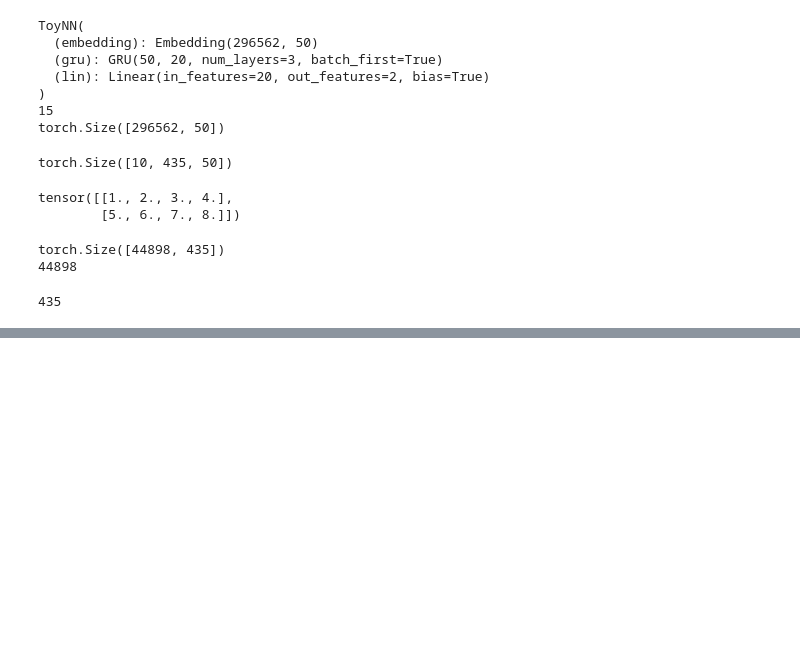
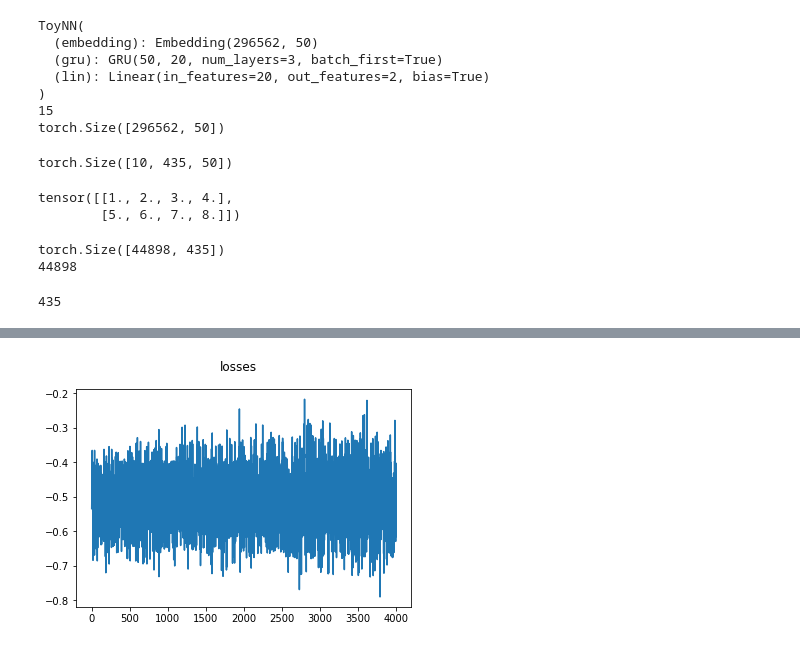
Before and after one commit to CopperOnion/Pied-Paper, a Jupyter notebook: Pytorch/news-test.ipynb, the cells around one changed output, grey strips where cells are left out. Drawn from its saved outputs; the diff is of its cells as text; code cells hidden in the pictures; blank space fills up the shorter version.

Commit message:
Changed error in loss calculation, added loss plots and accuracy printout

```diff
--- a/Pytorch/news-test.ipynb
+++ b/Pytorch/news-test.ipynb
@@ -590,9 +590,12 @@ class ToyNN(nn.Module):
         x = F.relu(self.lin(output[:,-1,:]))
 #         print(x, "Relu output")
 #         print(x.size())
-        sm = F.log_softmax(x, dim=1)
-#         print(sm, "Log_softmax output")
+        sm = F.softmax(x, dim=1)
+#         print(sm, "Softmax output")
 #         print(sm.size())
+#         l_sm = F.log_softmax(x, dim=1)
+#         print(l_sm, "Log_softmax output")
+#         print(l_sm.size())
         return sm
 # %%
 toynet = ToyNN(weights_matrix, 20, 3, 10, 2)
@@ -648,6 +654,10 @@ len(trainset)
 # %%
 # truncate dataset to have batch sizes of 10 (TEMPORARY)
 
+trainset.pop(44897)
+trainset.pop(44896)
+trainset.pop(44895)
+trainset.pop(44894)
 trainset.pop(44893)
 trainset.pop(44892)
 trainset.pop(44891)
@@ -668,7 +682,7 @@ from torch.utils.data.dataset import random_split
 
 # trainset should be "dataset", FIX LATER
 # Splits trainset into 200 training articles and 44690 validation articles
-train_dataset, val_dataset = random_split(trainset, [200, 44890-200])
+train_dataset, val_dataset = random_split(trainset, [40000, 44890-40000])
 
 train_loader = DataLoader(dataset=train_dataset, batch_size=10)
 val_loader = DataLoader(dataset=val_dataset, batch_size=10)
@@ -719,17 +756,21 @@ def make_train_step(model, loss_fn, optimizer):
 import torch.optim as optim
 
 # Creates optimizer and train step
-lr = 1e-3
+lr = 1e-5
 n_epochs = 3
 
 loss_fn = nn.NLLLoss()
-optimizer = optim.Adam(toynet.parameters(), lr=0.001)
+optimizer = optim.Adam(toynet.parameters(), lr=lr)
 # %%
+import matplotlib.pyplot as plt
+
+
 # Creates the train_step function for our model, loss function and optimizer
 train_step = make_train_step(toynet, loss_fn, optimizer)
 losses = []
 val_losses = []
-
+accuracies = []
+val_accuracies = []
 
 
 # For each epoch...
@@ -743,36 +784,96 @@ for epoch in range(n_epochs):
 #         x_batch = x_batch.to(device)
 #         y_batch = y_batch.to(device)
 
-        loss = train_step(x_batch, y_batch)
+
+#         loss, batch_accuracy = train_step(x_batch, y_batch)
+        loss, accuracy = train_step(x_batch, y_batch, lineno)
         losses.append(loss)
+        accuracies.append(accuracy)
 
         if lineno % 100 == 0:
             print(lineno)
+            print(x_batch, "x_batch")
+            print(y_batch, "y_batch")
         lineno += 1
 
-        if lineno == 200:
-            break
+        # for some reason this is necessary to keep the epoch loop running
+        # if lineno == batch_size, then break the train loop
+#         if lineno == 5000:
+#             break
+
+    train_accuracy = sum(accuracies)/len(accuracies)
+    print(train_accuracy, "train_accuracy")
+
+    fig = plt.figure()
+    fig.suptitle("losses")
+    plt.plot(losses)
+    plt.show()
+
+
 
     with torch.no_grad():
+        lineno1 = 0
+        lineno2 = 0
+
         for x_val, y_val in val_loader:
 #             x_val = x_val.to(device)
 #             y_val = y_val.to(device)
+
+
+            # initialize accuracy counter (averaging these accuracies is accurate, as all batches are size 10)
+            correct = 0
+            total = len(x_val)
+
+
+            if lineno1 % 1000 == 0:
+                print(y_val, "yval")
+                print(lineno1, "lineno1")
+
+            lineno1 += 1
 
             toynet.eval()
 
             yhat = toynet(x_val, torch.zeros([20]))
 
             # convert yhat (tensor of lists) to single tensor
-            init_tensor = yhat
+            init_tensor = y_val
 #             print(init_tensor, "init_tensor")
             cat_list = []
             for val in enumerate(init_tensor):
 #             print(val, "val")
                 cat_list.append(val[1][0])
-            yhat_updated = torch.LongTensor(cat_list)
+                if val[1][0] == torch.argmax(yhat[val[0]]):
+#                 print(val[1][0], "target val")
+#                 print(yhat[val[0]], "predicted val")
+                    correct += 1
+            y_val_updated = torch.LongTensor(cat_list)
 
-            val_loss = loss_fn(y_val, yhat_updated)
+            if lineno2 % 1000 == 0:
+                print(y_val_updated, "y_val_updated")
+                print(lineno2, "lineno2")
+
+            lineno2 += 1
+
+            # calculate accuracy
+            val_accuracy = correct/total
+
+
+            val_loss = loss_fn(yhat, y_val_updated)
             val_losses.append(val_loss.item())
+
+            val_accuracies.append(val_accuracy)
+
+
+        valid_accuracy = sum(val_accuracies)/len(val_accuracies)
+        print(valid_accuracy, "valid_accuracy")
+
+        print(len(val_losses), "len(val_losses)")
+        fig = plt.figure()
+        fig.suptitle("val_losses")
+        plt.plot(val_losses)
+        plt.show()
+
+
 
 # Checks model's parameters
 print(toynet.state_dict())
@@ -796,0 +898 @@ OrderedDict([('embedding.weight', tensor([[-0.8162, -0.2829, -0.2195,  ..., -0.1
+[figure, added]
```
Also changed, not shown: parts of 12 cells of this notebook.
